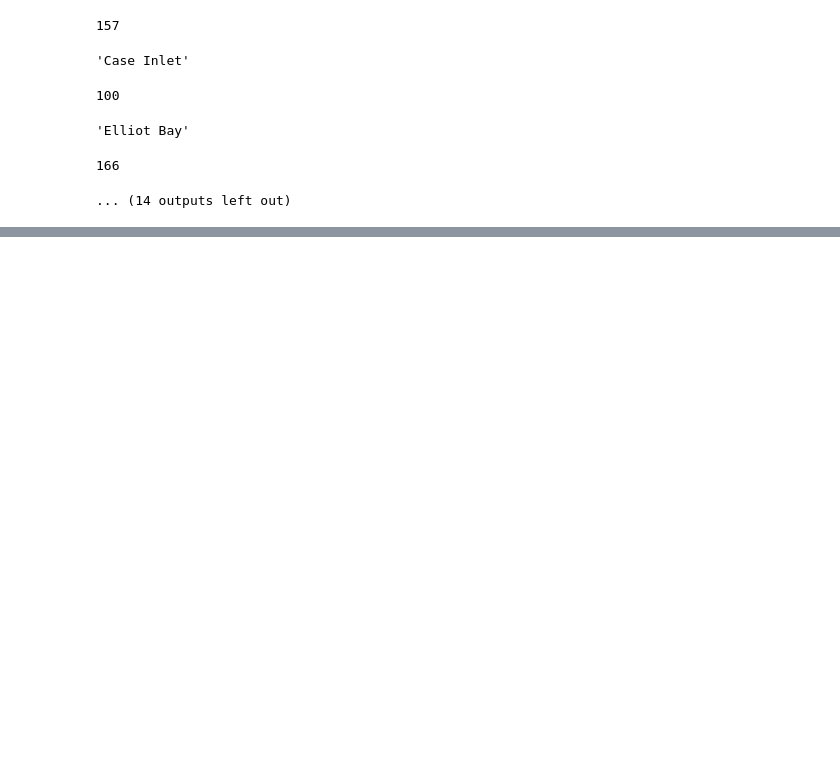
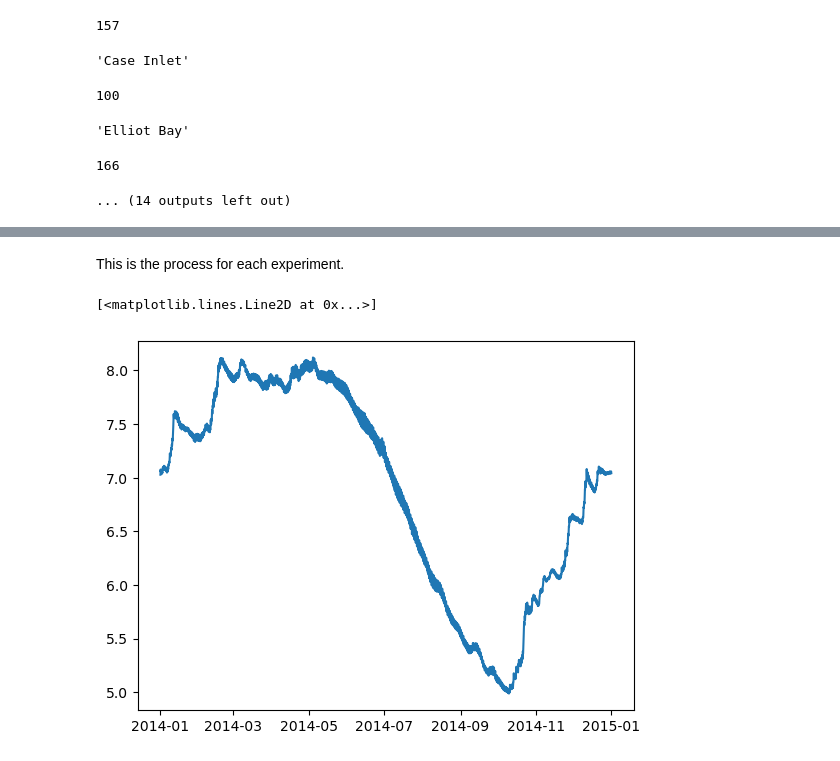
Before and after one commit to bedaro/ssm-bnr-experiment, a Jupyter notebook: doxg.ipynb, the cells around one changed output, grey strips where cells are left out. Saved outputs shown, nothing was run; the diff lists cells and outputs as text; code cells hidden in the pictures; blank space fills up the shorter version.

```diff
--- a/doxg.ipynb
+++ b/doxg.ipynb
@@ -428,0 +450,19 @@ for cvname,cv in cvs.items():
+# %% [markdown]
+This is the process for each experiment.
+# %%
+# Go through all indices and find the matching siglayer cutoff
+doavg_deep = np.zeros((data.dimensions['time'].size, len(idxs)))
+depths = deep_nodes['depth'].to_numpy()
+for i,(n,d) in enumerate(zip(idxs,depths)):
+    # Need to make sure depths are positive so the level list is sorted ascending
+    crit_idx = np.searchsorted(data['siglay'][:] * -d, crit_depth)
+    pull = data['controlDOXG'][:,crit_idx:,n]
+    #display((n,d,crit_idx))
+    #display(data['siglay'][:] * -d)
+    #display(pull)
+    doavg_deep[:,i] = pull.mean(axis=1)
+fig, ax = plt.subplots()
+ax.plot(dates, np.average(doavg_deep, axis=1, weights=areas.iloc[idxs]))
+# %% [output]
+[<matplotlib.lines.Line2D at 0x...>]
+[figure, added]
```
Also changed, not shown: parts of 18 cells of this notebook, 18 other files.
